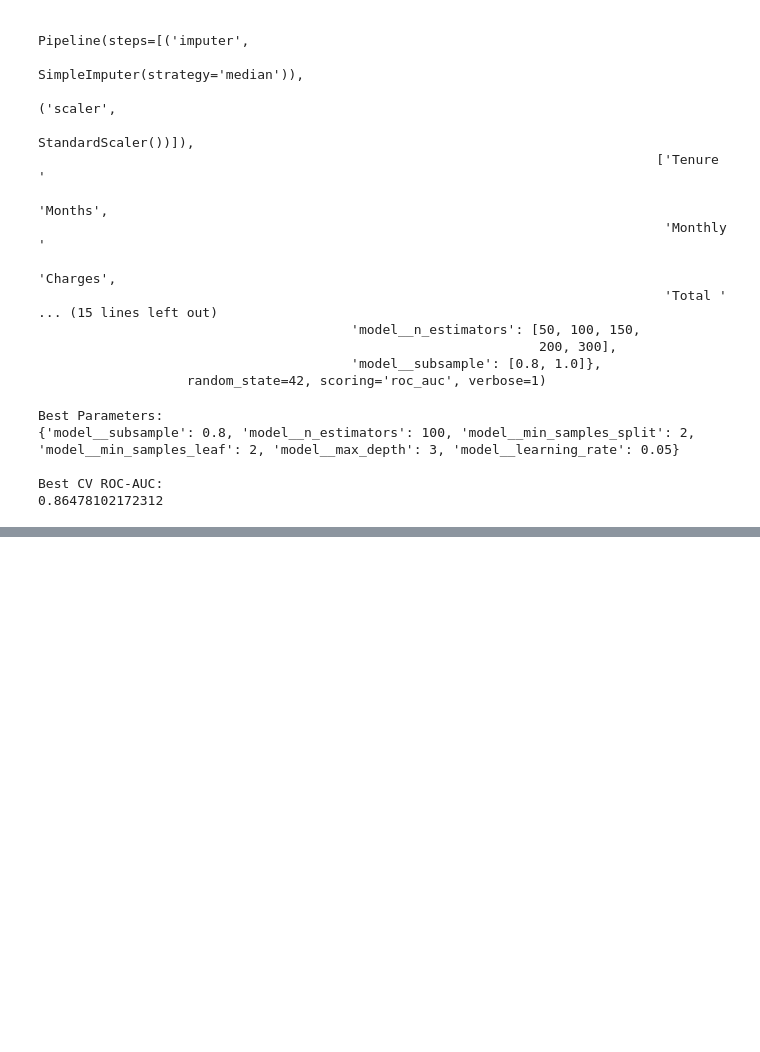
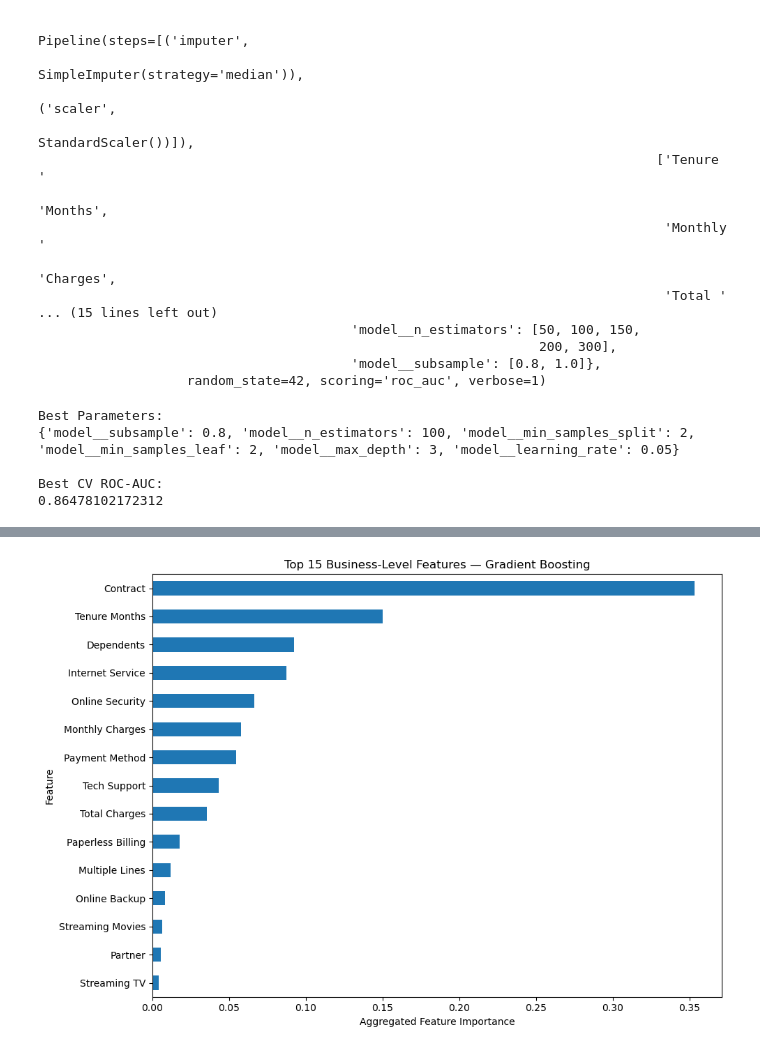
Before and after one commit to sandeepkumar9760/ChurnGuard-End-to-End-Customer-Retention-Intelligence-Platform, a Jupyter notebook: notebooks/01_Telco_churn.ipynb, the cells around one changed output, grey strips where cells are left out. Cells and saved outputs as stored; diff of their text form; code cells hidden in the pictures; blank space fills up the shorter version.

```diff
--- a/notebooks/01_Telco_churn.ipynb
+++ b/notebooks/01_Telco_churn.ipynb
@@ -1197,0 +1399,4 @@ best_gb = gb_search.best_estimator_
+# %%
+mapping_df = pd.DataFrame(feature_mapping)
+
+mapping_df.head(20)
@@ -1197,0 +1421,15 @@ best_gb = gb_search.best_estimator_
+# %%
+importance_grouped = importance_df.merge(
+    mapping_df,
+    on="Feature",
+    how="left"
+)
+# %%
+grouped_importance = (
+    importance_grouped
+    .groupby("Original Feature")["Importance"]
+    .sum()
+    .sort_values(ascending=False)
+)
+
+print(grouped_importance)
@@ -1197,0 +1454,4 @@ best_gb = gb_search.best_estimator_
+# %%
+top_grouped = grouped_importance.head(15)
+
+print(top_grouped)
@@ -1197,0 +1476,15 @@ best_gb = gb_search.best_estimator_
+# %%
+import matplotlib.pyplot as plt
+
+top_grouped.sort_values().plot(
+    kind="barh",
+    figsize=(10, 7)
+)
+
+plt.xlabel("Aggregated Feature Importance")
+plt.ylabel("Feature")
+plt.title("Top 15 Business-Level Features — Gradient Boosting")
+plt.tight_layout()
+plt.show()
+# %% [output]
+[figure, added]
```
Also changed, not shown: parts of 23 cells of this notebook.
